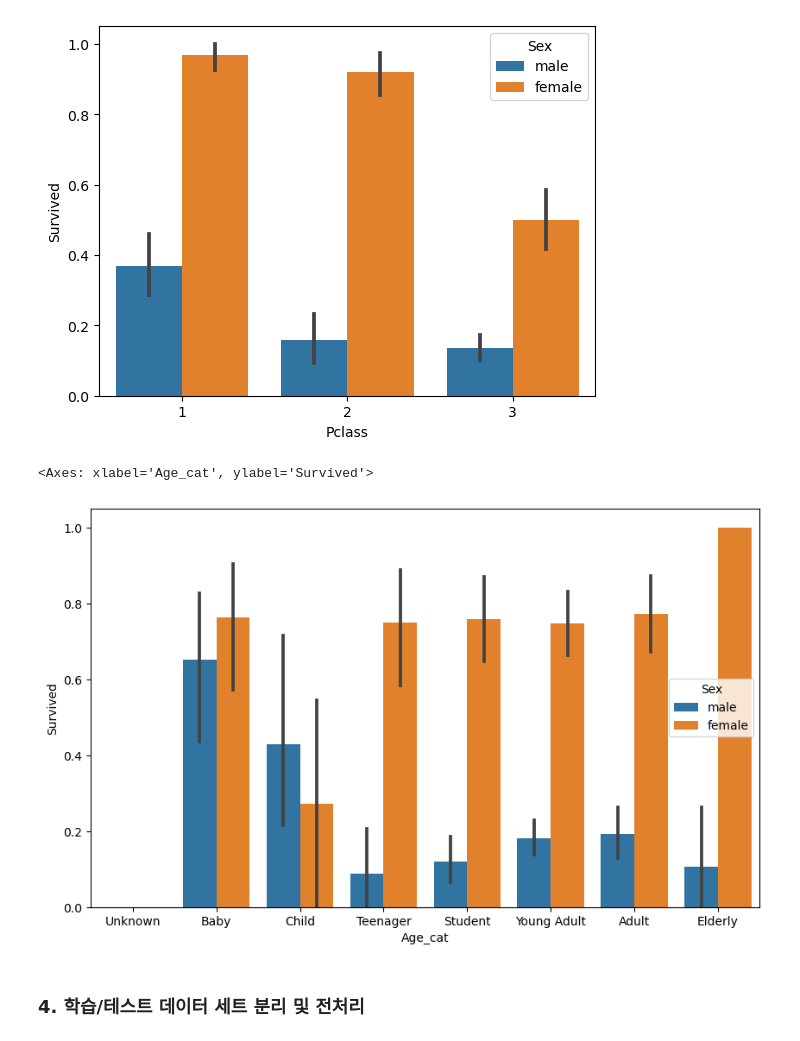
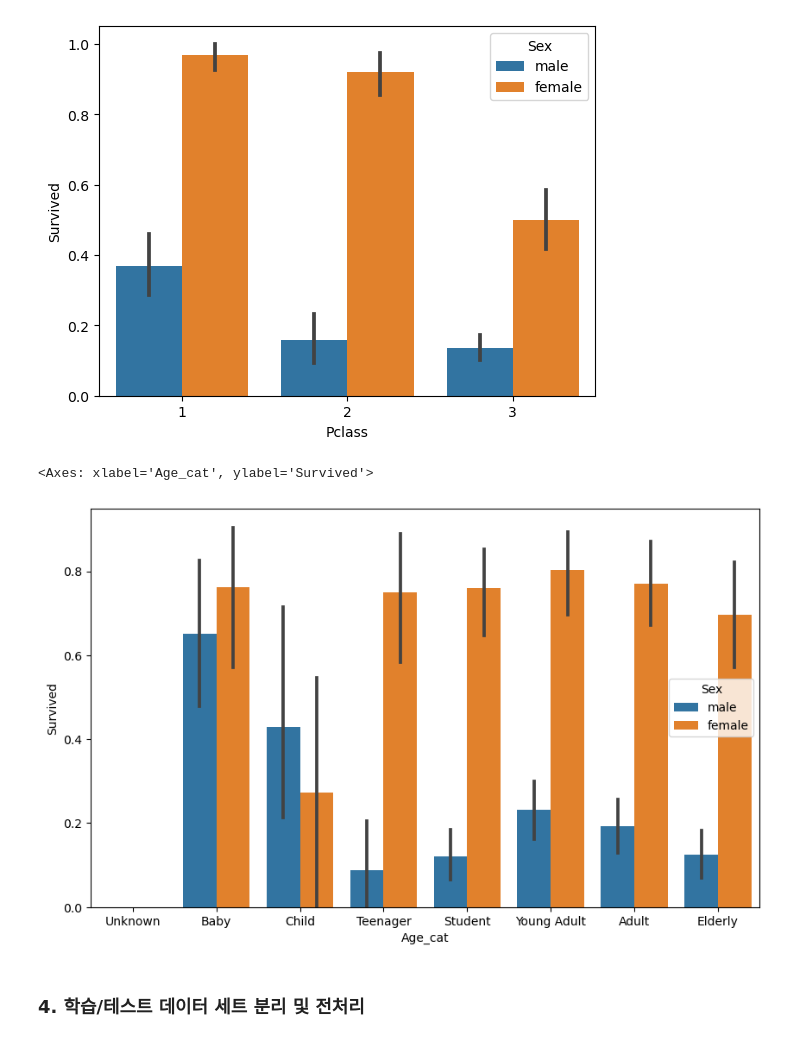
Before and after one commit to jman3/python-ml-inflearn, a Jupyter notebook: chapter02/2-4. titanic_kaggle.ipynb, the cells around one changed output. Cells and saved outputs as stored; diff of their text form; code cells hidden in the pictures.

```diff
--- a/chapter02/2-4. titanic_kaggle.ipynb
+++ b/chapter02/2-4. titanic_kaggle.ipynb
@@ -192,32 +192,32 @@ sns.barplot(x='Pclass', y='Survived', hue='Sex', data=titanic_df)
 # %%
 # Age컬럼 값을 카테고리형으로 변경하기 위해서 아래와 같이 함수를 정의
 def get_category(age):
     cat = ''
-    if age <= -1: cat = 'unknown'
+    if age <= -1: cat = 'Unknown'
     elif age <= 5: cat = 'Baby'
     elif age <= 12: cat = 'Child'
     elif age <= 18: cat = 'Teenager'
     elif age <= 25: cat = 'Student'
     elif age <= 35: cat = 'Young Adult'
     elif age <= 60: cat = 'Adult'
     else: cat = 'Elderly'
 
     return cat
 
 # 막대 그래프의 크기 figure를 더 크게 설정
 plt.figure(figsize=(10, 6))
 
 # x축의 값을 순차적으로 표시하기 위한 설정
 group_names = ['Unknown', 'Baby', 'Child', 'Teenager', 'Student', 'Young Adult', 'Adult', 'Elderly']
 
 # lambda 식에 위에서 생성한 get_category() 함수를 적용
 # 그 값으로 새로운 컬럼 Age_cat 생성
 titanic_df['Age_cat'] = titanic_df['Age'].apply(lambda x: get_category(x))
 
 sns.barplot(x='Age_cat', y='Survived', hue='Sex', data=titanic_df, order=group_names)
 # %% [output]
 <Axes: xlabel='Age_cat', ylabel='Survived'>
-[figure, old version]
+[figure, new version]
 # %% [markdown]
 ### 4. 학습/테스트 데이터 세트 분리 및 전처리
 # %% [markdown]
```
Also changed, not shown: parts of 1 cell of this notebook, 2 other files.
